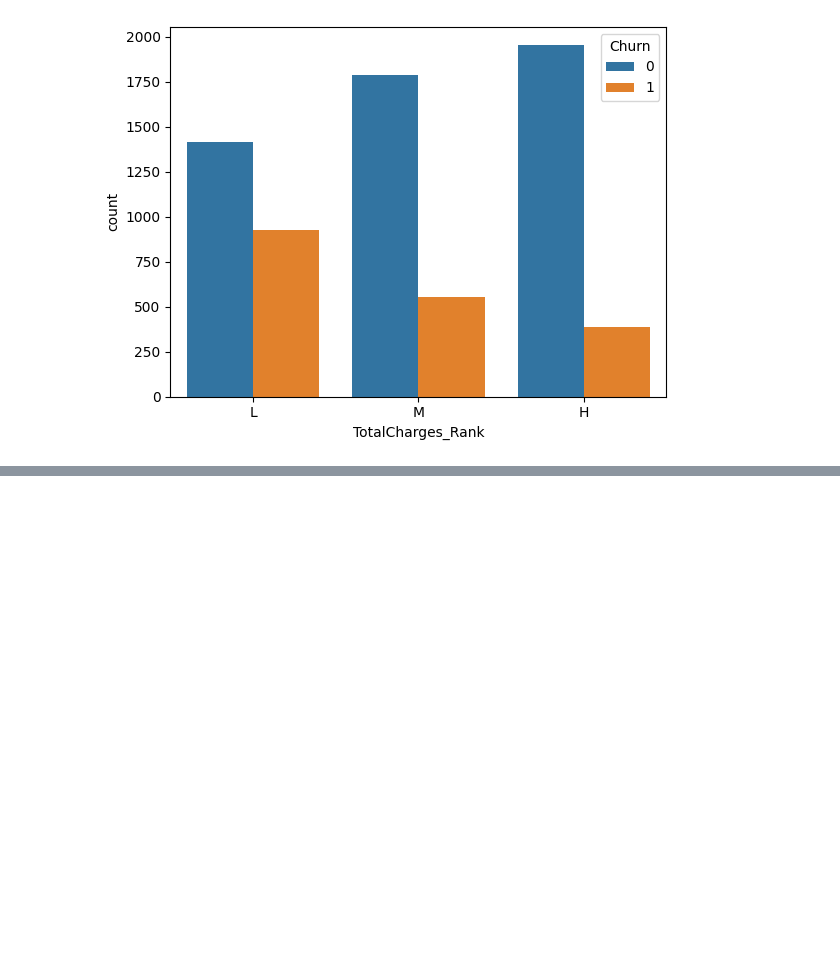
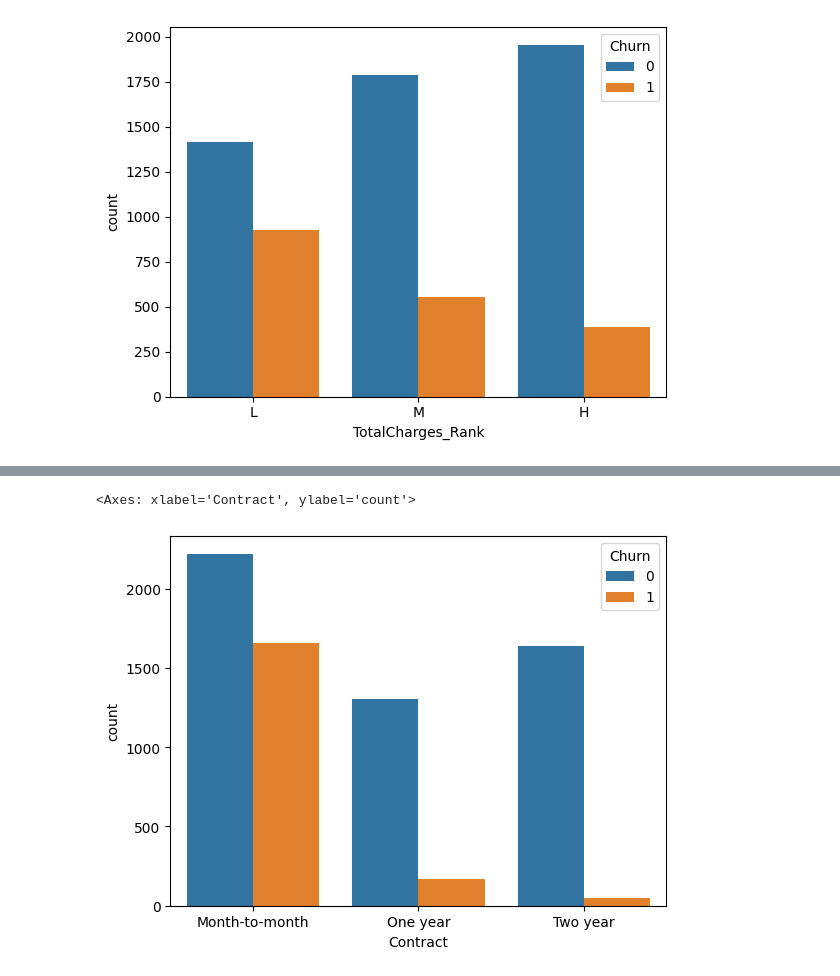
Before and after one commit to Raewon12/pandas-data-analysis, a Jupyter notebook: part5/EDA/telecom.ipynb, the cells around one changed output, grey strips where cells are left out. Cells and saved outputs as stored; diff of their text form; code cells hidden in the pictures; blank space fills up the shorter version.

```diff
--- a/part5/EDA/telecom.ipynb
+++ b/part5/EDA/telecom.ipynb
@@ -145,0 +163,5 @@ sns.countplot(data=df, x='TotalCharges_Rank',hue='Churn')
+# %%
+sns.countplot(data=df,x='Contract', hue = 'Churn')
+# %% [output]
+<Axes: xlabel='Contract', ylabel='count'>
+[figure, added]
```
Also changed, not shown: parts of 11 cells of this notebook.
